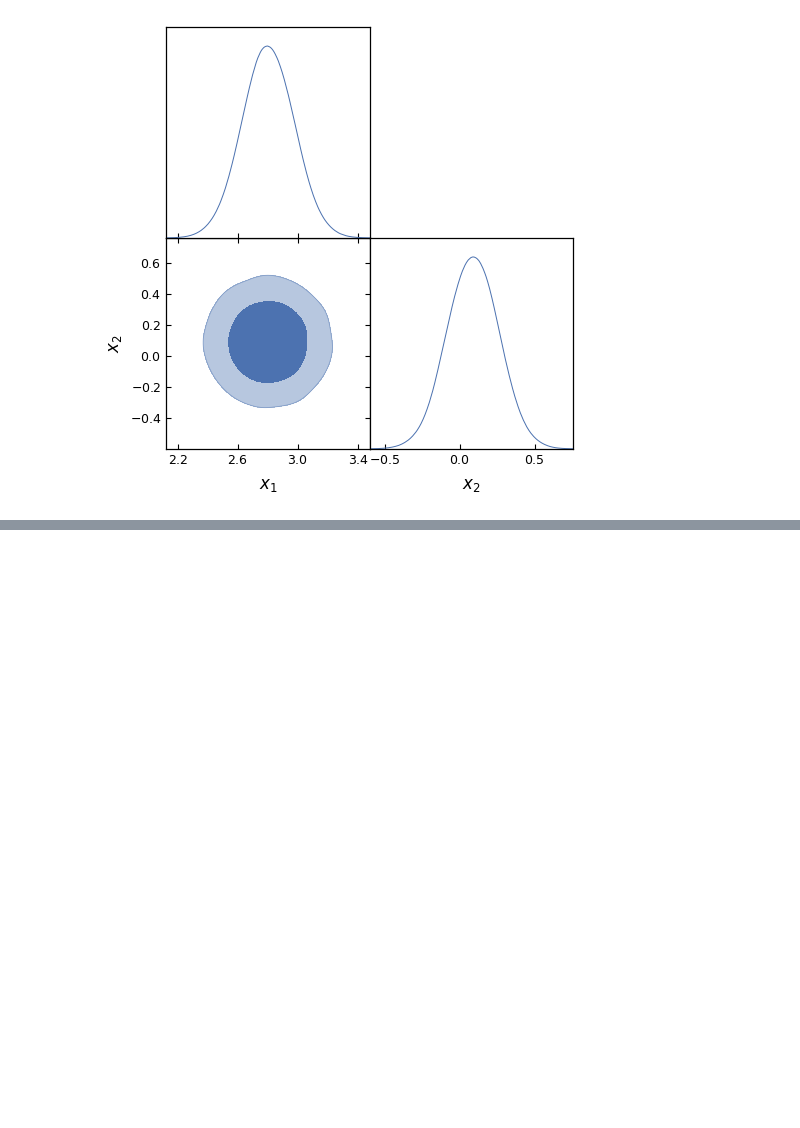
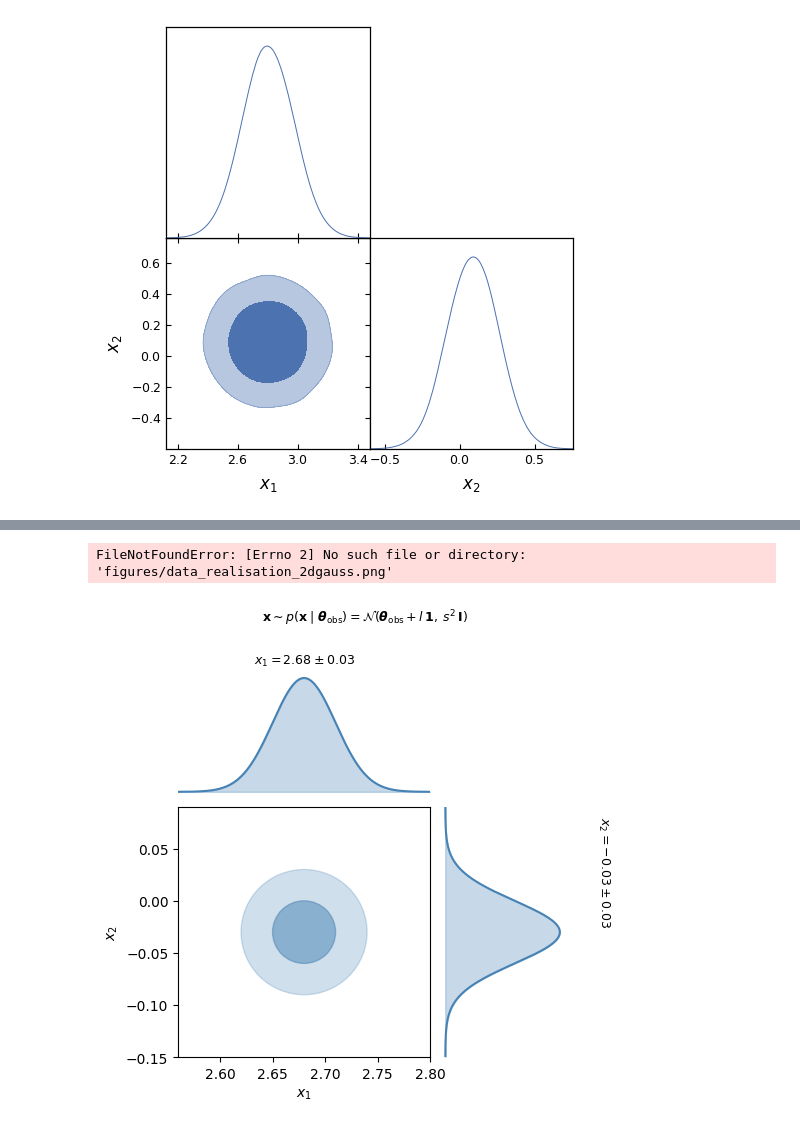
Before and after one commit to jayvasireddy/Part-III-Research-Project, a Jupyter notebook: 2D Gaussian Example/Gaussian_with_off_diag_output.ipynb, the cells around one changed output, grey strips where cells are left out. Saved outputs shown, nothing was run; the diff lists cells and outputs as text; code cells hidden in the pictures; blank space fills up the shorter version.

```diff
--- a/2D Gaussian Example/Gaussian_with_off_diag_output.ipynb
+++ b/2D Gaussian Example/Gaussian_with_off_diag_output.ipynb
@@ -1618,0 +1610,56 @@ Removed no burn in
+# %%
+import numpy as np
+import matplotlib.pyplot as plt
+import matplotlib.gridspec as gridspec
+from matplotlib.patches import Ellipse
+import matplotlib.transforms as transforms
+
+# --- Parameters ---
+mu = np.array([2.68, -0.03])
+sigma = 0.03
+
+fig = plt.figure(figsize=(5, 5))
+gs = gridspec.GridSpec(2, 2, width_ratios=[3, 1.5], height_ratios=[1.5, 3],
+                       hspace=0.05, wspace=0.05)
+
+ax_joint  = fig.add_subplot(gs[1, 0])
+ax_top    = fig.add_subplot(gs[0, 0], sharex=ax_joint)
+ax_right  = fig.add_subplot(gs[1, 1], sharey=ax_joint)
+
+# --- Joint panel: analytic contours ---
+# Draw 1-sigma and 2-sigma filled ellipses (circular since covariance is s^2 * I)
+for n_sigma, alpha in [(2, 0.25), (1, 0.5)]:
+    ellipse = Ellipse(xy=mu, width=2*n_sigma*sigma, height=2*n_sigma*sigma,
+                      edgecolor='steelblue', facecolor='steelblue', alpha=alpha, zorder=2)
+    ax_joint.add_patch(ellipse)
+
+ax_joint.set_xlim(mu[0] - 4*sigma, mu[0] + 4*sigma)
+ax_joint.set_ylim(mu[1] - 4*sigma, mu[1] + 4*sigma)
+ax_joint.set_xlabel(r'$x_1$')
+ax_joint.set_ylabel(r'$x_2$')
+
+# --- Top marginal: x1 ---
+x1_range = np.linspace(mu[0] - 4*sigma, mu[0] + 4*sigma, 300)
+from scipy.stats import norm
+ax_top.plot(x1_range, norm.pdf(x1_range, mu[0], sigma), color='steelblue')
+ax_top.fill_between(x1_range, norm.pdf(x1_range, mu[0], sigma),
+                    alpha=0.3, color='steelblue')
+ax_top.set_title(rf'$x_1 = {mu[0]:.2f} \pm {sigma:.2f}$', fontsize=9)
+ax_top.axis('off')  # or minimise ticks
+
+# --- Right marginal: x2 ---
+x2_range = np.linspace(mu[1] - 4*sigma, mu[1] + 4*sigma, 300)
+ax_right.plot(norm.pdf(x2_range, mu[1], sigma), x2_range, color='steelblue')
+ax_right.fill_betweenx(x2_range, norm.pdf(x2_range, mu[1], sigma),
+                       alpha=0.3, color='steelblue')
+ax_right.set_title(rf'$x_2 = {mu[1]:.2f} \pm {sigma:.2f}$', fontsize=9, rotation=270,
+                   x=1.3, y=0.5)
+ax_right.axis('off')
+
+plt.suptitle(r'$\mathbf{x} \sim p(\mathbf{x}\mid\boldsymbol{\theta}_\mathrm{obs}) = \mathcal{N}(\boldsymbol{\theta}_\mathrm{obs} + l\,\mathbf{1},\; s^2\,\mathbf{I})$',
+             fontsize=9, y=1.01)
+
+plt.savefig('figures/data_realisation_2dgauss.png', dpi=300, bbox_inches='tight')
+# %% [output]
+FileNotFoundError: [Errno 2] No such file or directory: 'figures/data_realisation_2dgauss.png'
+[figure, added]
```
Also changed, not shown: parts of 2 cells of this notebook, 10 other files.
